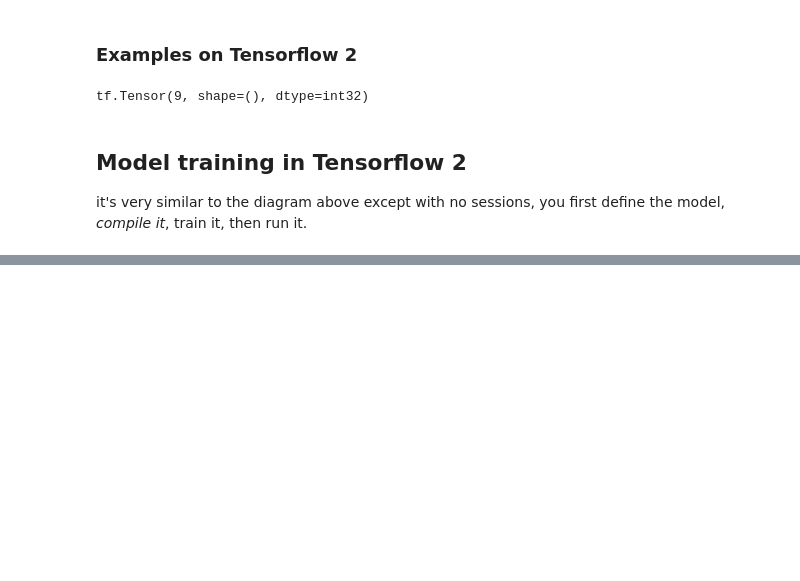
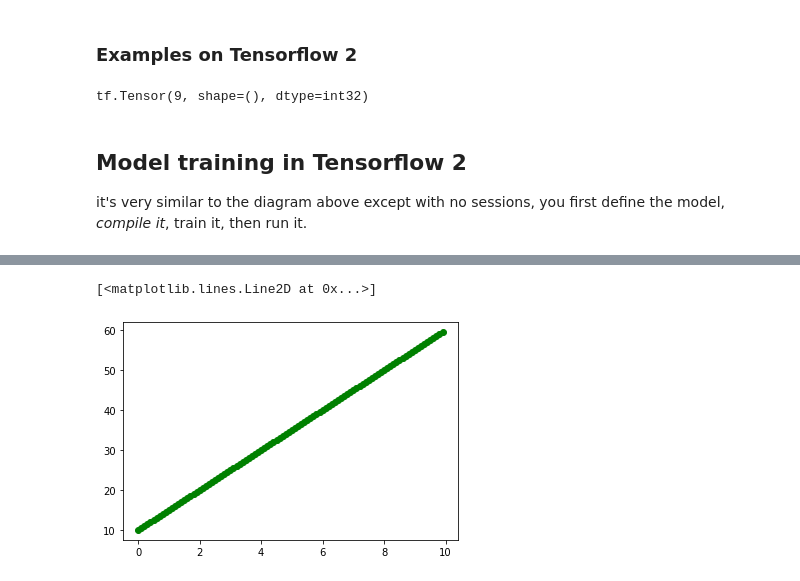
Before and after one commit to aim97/Neural-networks, a Jupyter notebook: Tensorflow/Tensorflow-what-you-need-to-know.ipynb, the cells around one changed output, grey strips where cells are left out. Drawn from its saved outputs; the diff is of its cells as text; code cells hidden in the pictures; blank space fills up the shorter version.

```diff
--- a/Tensorflow/Tensorflow-what-you-need-to-know.ipynb
+++ b/Tensorflow/Tensorflow-what-you-need-to-know.ipynb
@@ -51,0 +70,6 @@ it's very similar to the diagram above except with no sessions, you first define
+# %%
+# load the data
+# let's learn some linear function y = 5 * x + 10
+import numpy as np
+x = np.arange(0, 10, 0.1)
+y = 5 * x + 10
@@ -51,0 +100,8 @@ it's very similar to the diagram above except with no sessions, you first define
+# %%
+%matplotlib inline
+import matplotlib.pyplot as plt
+
+plt.plot(x, y, 'go')
+# %% [output]
+[<matplotlib.lines.Line2D at 0x...>]
+[figure, added]
```
Also changed, not shown: parts of 12 cells of this notebook.
